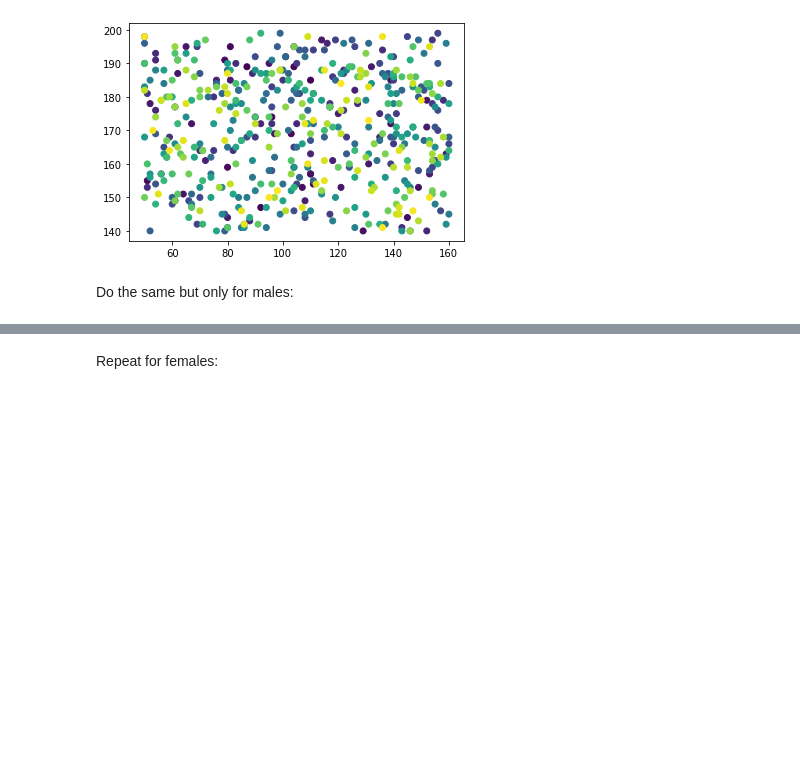
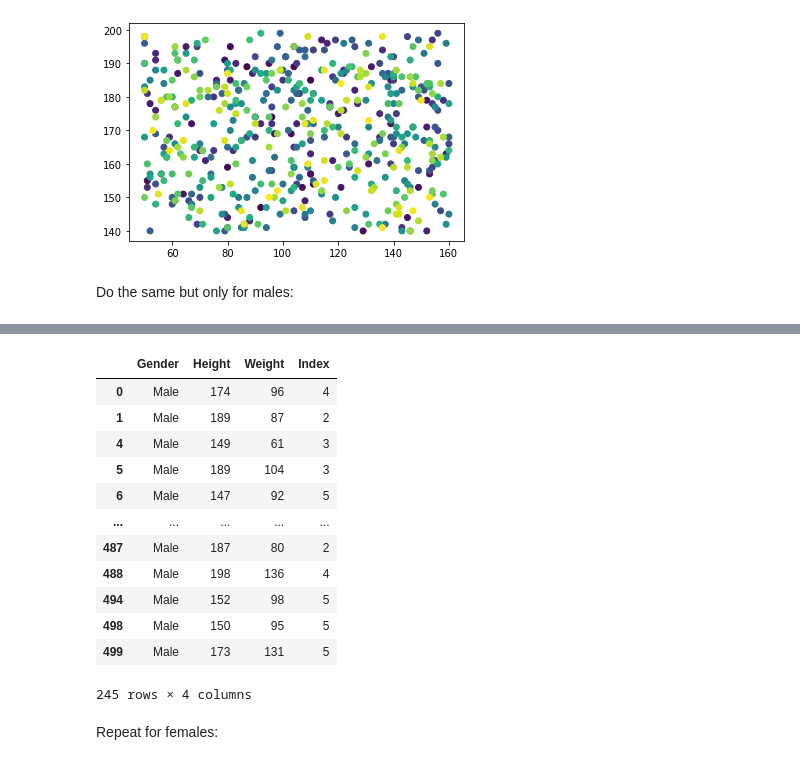
Before and after one commit to Abubakr1710/Friday_challenge_18.02, a Jupyter notebook: Friday Week 1 Math Challenge .ipynb, the cells around one changed output, grey strips where cells are left out. Drawn from its saved outputs; the diff is of its cells as text; code cells hidden in the pictures; blank space fills up the shorter version.

```diff
--- a/Friday Week 1 Math Challenge .ipynb
+++ b/Friday Week 1 Math Challenge .ipynb
@@ -99,0 +153,17 @@ Do the same but only for males:
+# %%
+df_male = df[df.Gender == "Male"]
+df_male
+# %% [output]
+|  | Gender | Height | Weight | Index |
+| 0 | Male | 174 | 96 | 4 |
+| 1 | Male | 189 | 87 | 2 |
+| 4 | Male | 149 | 61 | 3 |
+| 5 | Male | 189 | 104 | 3 |
+| 6 | Male | 147 | 92 | 5 |
+| ... | ... | ... | ... | ... |
+| 487 | Male | 187 | 80 | 2 |
+| 488 | Male | 198 | 136 | 4 |
+| 494 | Male | 152 | 98 | 5 |
+| 498 | Male | 150 | 95 | 5 |
+| 499 | Male | 173 | 131 | 5 |
+245 rows × 4 columns
```
Also changed, not shown: parts of 13 cells of this notebook.
